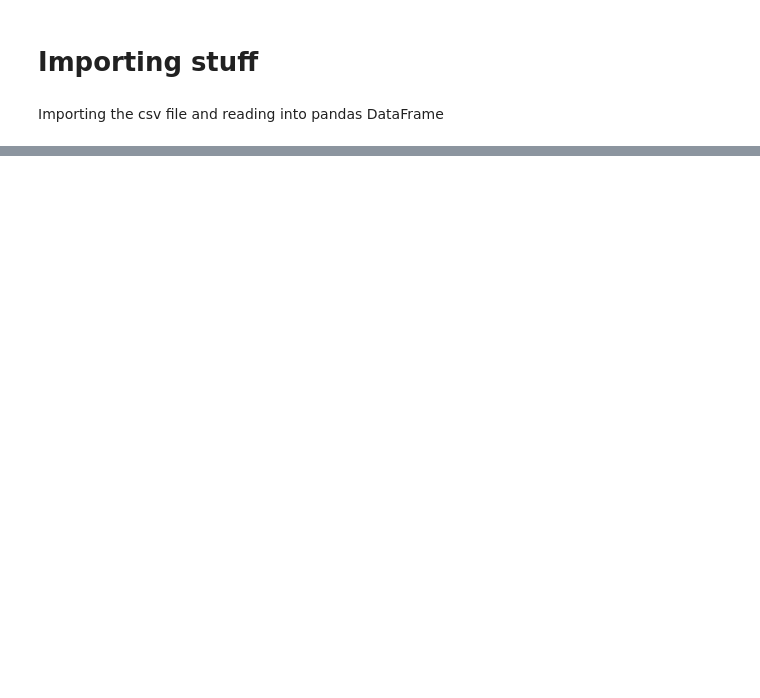
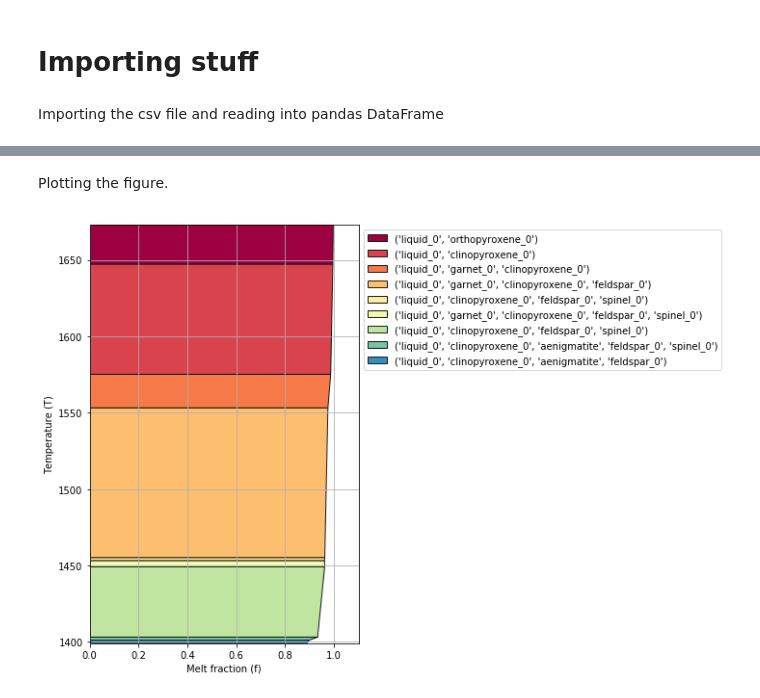
Before and after one commit to pritamd47/alphameltsData, a Jupyter notebook: DataAnalysis.ipynb, the cells around one changed output, grey strips where cells are left out. Saved outputs shown, nothing was run; the diff lists cells and outputs as text; code cells hidden in the pictures; blank space fills up the shorter version.

Commit message:
Added Plotting in IPython Notebook

```diff
--- a/DataAnalysis.ipynb
+++ b/DataAnalysis.ipynb
@@ -45,0 +22,4 @@ ZeroDivisionError: integer division or modulo by zero
+# %%
+reqDF = DF[['Temperature', 'Phase', 'Mass', 'F']]
+
+reqDF.head()
@@ -45,0 +33,4 @@ ZeroDivisionError: integer division or modulo by zero
+# %%
+yData = reqDF['Temperature'].drop_duplicates().values.tolist()
+
+yData[:5]
@@ -45,0 +39,3 @@ ZeroDivisionError: integer division or modulo by zero
+# %%
+# For X Data, which is basically the melt fraction
+xData = list(pd.unique(reqDF['F']))
@@ -45,0 +92,25 @@ ZeroDivisionError: integer division or modulo by zero
+# %% [markdown]
+Plotting the figure.
+# %%
+fig, ax = plt.subplots(figsize=(5,8))
+
+
+plt.axis([0, 1.1, min(yData), max(yData)])
+plt.xlabel('Melt fraction (f)')
+plt.ylabel('Temperature (T)')
+plt.grid()
+
+# Colors
+cmap = matplotlib.cm.get_cmap('Spectral')
+colors = np.linspace(0, 1, len(phases))
+colors = [cmap(color) for color in colors]
+
+for polygon, phase, color in zip(polygons, phases, colors):
+    pltPoly = Polygon(polygon, facecolor=color, edgecolor='0.1', label=phase)
+    ax.add_patch(pltPoly)
+
+plt.legend(loc="upper left", bbox_to_anchor=(1,1))
+
+plt.savefig("plot.svg", bbox_inches='tight', dpi=1200)
+# %% [output]
+[figure, added]
```
Also changed, not shown: parts of 10 cells of this notebook, 2 other files.
